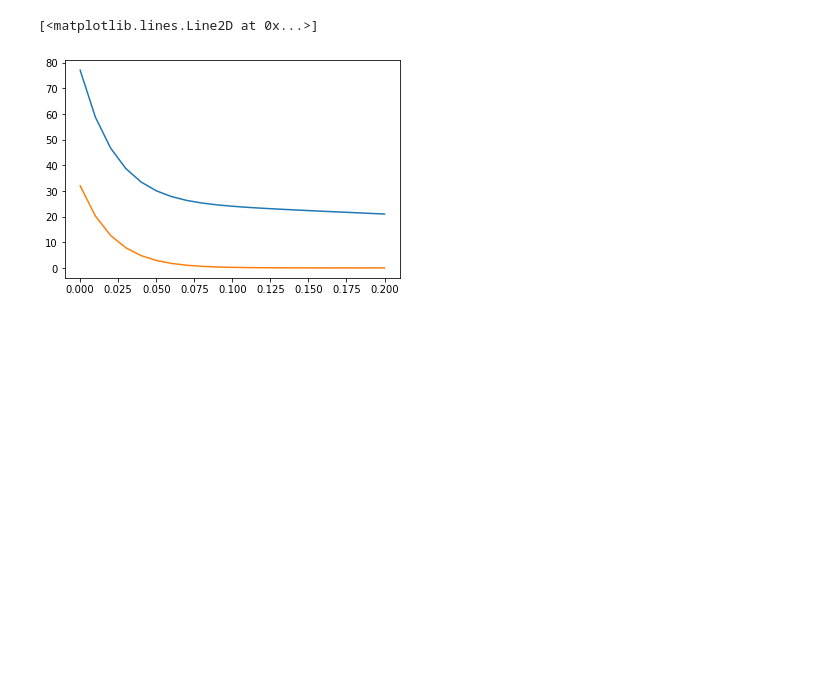
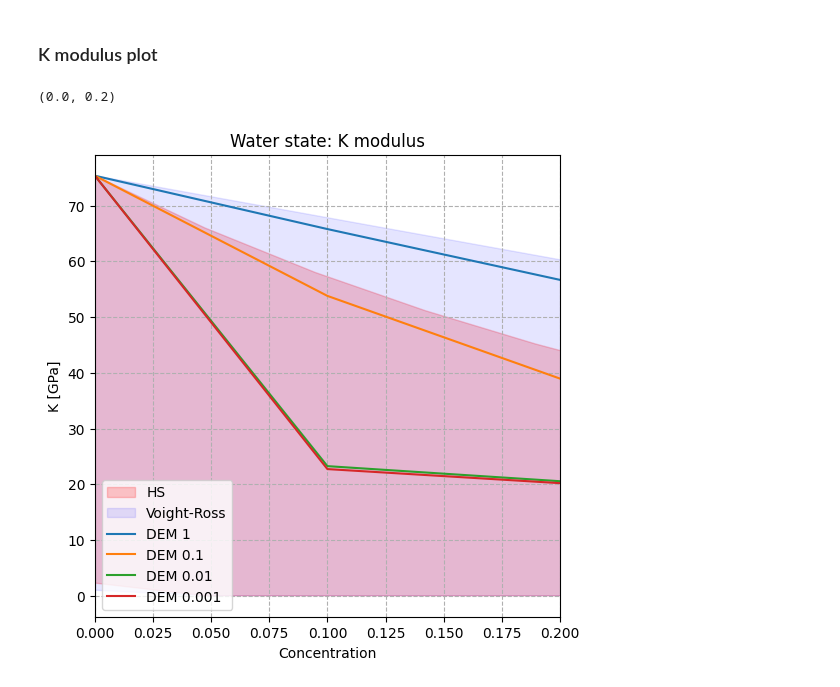
Before and after one commit to MariiaKalinina/Elasticity, a Jupyter notebook: DEM.ipynb, the cells around one changed output. Drawn from its saved outputs; the diff is of its cells as text; code cells hidden in the pictures; blank space fills up the shorter version.

```diff
--- a/DEM.ipynb
+++ b/DEM.ipynb
@@ -260,29 +314,9 @@ def Berryman_DEM(Km,Gm, Ki, Gi, alpha,phi):
     y0 = [Km,Gm]
     # Make time array for solution
     tStop = phi
-    tInc = 0.01
+    tInc = 0.1
     t = np.arange(0, tStop+tInc, tInc)
     psoln = odeint(DEM, y0, t, args=(params,))
     K_dry_dem=psoln[:,0]
     G_dry_dem=psoln[:,1]
     return K_dry_dem, G_dry_dem,t
-# %%
-
-Db, Kb = 1, 2.2 # brine density, bulk modulus
-Do, Ko = 0.8, 1.5 # oil density, bulk modulus
-Dg, Kg = 0.2, 0.06 # gas density, bulk modulus
-
-Km = 77.0 # GPa
-Gm = 32.0 # GPa
-
-Ki, Gi = 0.06, 10**-6
-alpha = 0.01
-phi=0.2
-
-a, b, c = Berryman_DEM(Km,Gm, Ki, Gi, alpha,phi)
-
-plt.plot(c, a)
-plt.plot(c, b)
-# %% [output]
-[<matplotlib.lines.Line2D at 0x...>]
-[figure, removed]
@@ -290,0 +323,58 @@ plt.plot(c, b)
+# %%
+Km = K_calcite
+Gm = mu_calcite
+
+Ki, Gi = K_air, Mu_air
+# Ki, Gi = K_water, Mu_water
+
+alpha = 0.01
+phi=0.9
+# %% [markdown]
+### K modulus plot
+# %%
+K_matrix, K_fluid = Km, Ki
+Mu_matrix, Mu_fluid = Gm, Gi
+
+porosity = np.linspace(0.000001, phi, 20, endpoint=True)
+K_up_value, K_lo_value, K_av_value = [], [], []
+K_voigt, K_ross = [],[]
+
+
+for phi in porosity:
+  K, μ, f = [K_matrix, K_fluid], [Mu_matrix, Mu_fluid], [1-phi, phi]
+  K_up, K_lo, K_av, _, _, _ = HS_borders(K, μ, f)
+  K_up_value.append(K_up)
+  K_lo_value.append(K_lo)
+  K_av_value.append(K_av)
+
+  K_up, K_lo, K_av, _, _, _ = VRH(K, μ, f)
+  K_voigt.append(K_up)
+  K_ross.append(K_lo)
+
+
+plt.figure(figsize=(6,6))
+plt.xlabel('Concentration')
+plt.ylabel('K [GPa]')
+plt.title('Water state: K modulus')
+
+#Borders
+plt.fill_between(porosity, K_up_value, K_lo_value, color='r', alpha=.2, label='HS')
+plt.fill_between(porosity, K_voigt, K_ross, color='b', alpha=.1, label='Voight-Ross')
+
+table = pd.DataFrame()
+ar_list = [1, 0.1, 0.01, 0.001]
+ #DEM
+for ar_inclusion in ar_list:
+
+  K, mu, por = Berryman_DEM(Km, Gm, Ki, Gi, ar_inclusion, phi)
+  plt.plot(por, K, label=f'DEM {ar_inclusion}')
+  table['Concentration'] = por
+  table[f'{ar_inclusion}'] = K
+
+
+plt.legend(loc='best')
+plt.grid(ls='--')
+plt.xlim(0, 0.2)
+# %% [output]
+(0.0, 0.2)
+[figure, added]
```
Also changed, not shown: parts of 30 cells of this notebook.
